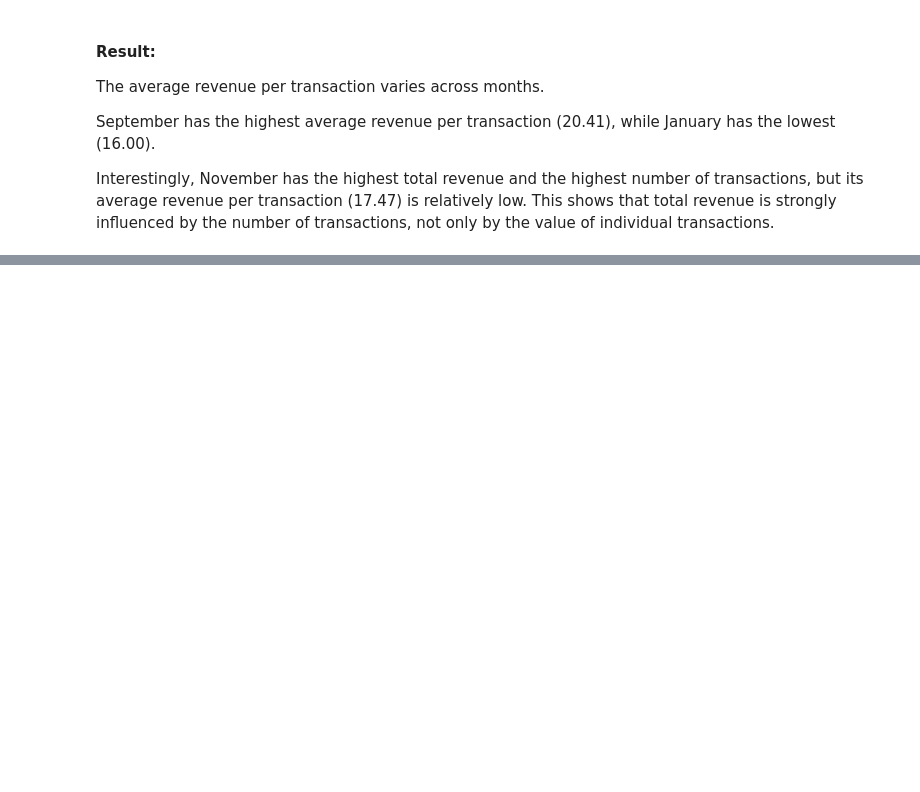
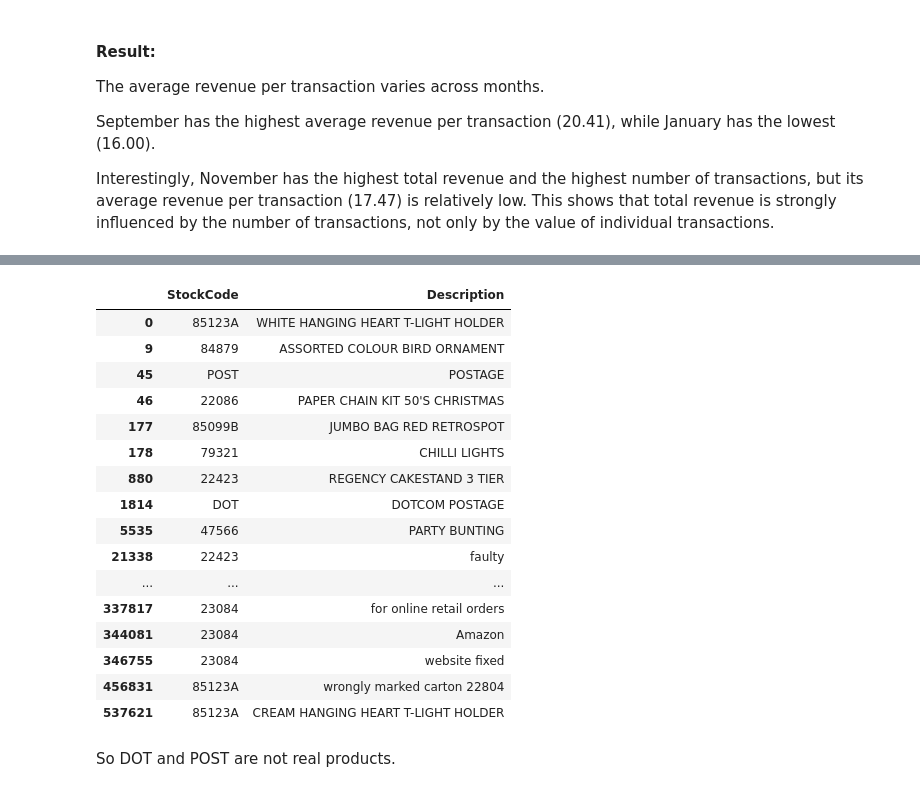
Before and after one commit to aylinshojazade/online-retail-analysis, a Jupyter notebook: analysis.ipynb, the cells around one changed output, grey strips where cells are left out. Saved outputs shown, nothing was run; the diff lists cells and outputs as text; code cells hidden in the pictures; blank space fills up the shorter version.

```diff
--- a/analysis.ipynb
+++ b/analysis.ipynb
@@ -565,0 +678,4 @@ Interestingly, November has the highest total revenue and the highest number of
+# %%
+product_revenue = df.groupby("StockCode")["Revenue"].sum().sort_values(ascending=False)
+top_products = product_revenue.head(10)
+top_products
@@ -565,0 +695,24 @@ Interestingly, November has the highest total revenue and the highest number of
+# %%
+df[df["StockCode"].isin(top_products.index)][
+    ["StockCode", "Description"]
+].drop_duplicates()
+# %% [output]
+|  | StockCode | Description |
+| 0 | 85123A | WHITE HANGING HEART T-LIGHT HOLDER |
+| 9 | 84879 | ASSORTED COLOUR BIRD ORNAMENT |
+| 45 | POST | POSTAGE |
+| 46 | 22086 | PAPER CHAIN KIT 50'S CHRISTMAS |
+| 177 | 85099B | JUMBO BAG RED RETROSPOT |
+| 178 | 79321 | CHILLI LIGHTS |
+| 880 | 22423 | REGENCY CAKESTAND 3 TIER |
+| 1814 | DOT | DOTCOM POSTAGE |
+| 5535 | 47566 | PARTY BUNTING |
+| 21338 | 22423 | faulty |
+| ... | ... | ... |
+| 337817 | 23084 | for online retail orders |
+| 344081 | 23084 | Amazon |
+| 346755 | 23084 | website fixed |
+| 456831 | 85123A | wrongly marked carton 22804 |
+| 537621 | 85123A | CREAM HANGING HEART T-LIGHT HOLDER |
+# %% [markdown]
+So DOT and POST are not real products.
```
Also changed, not shown: parts of 17 cells of this notebook.
